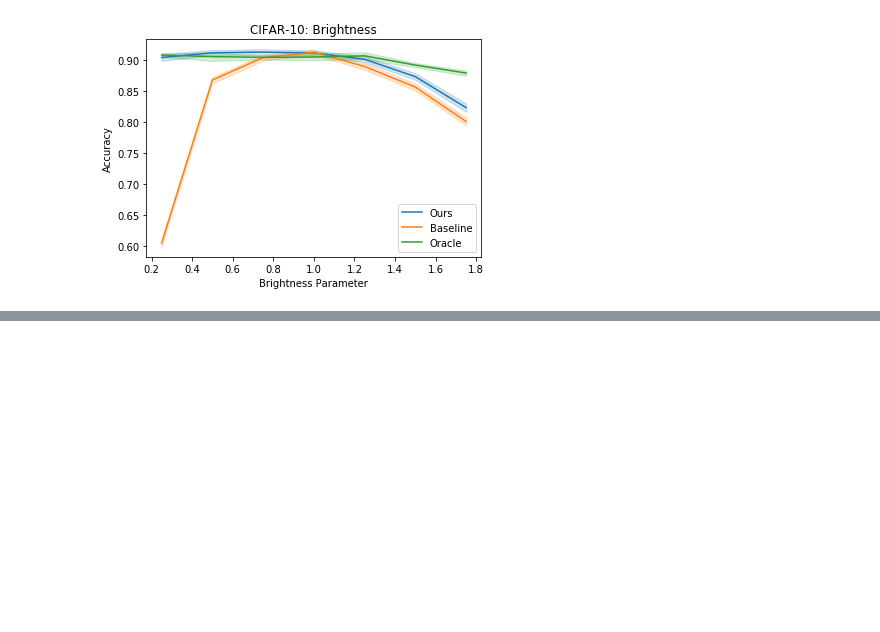
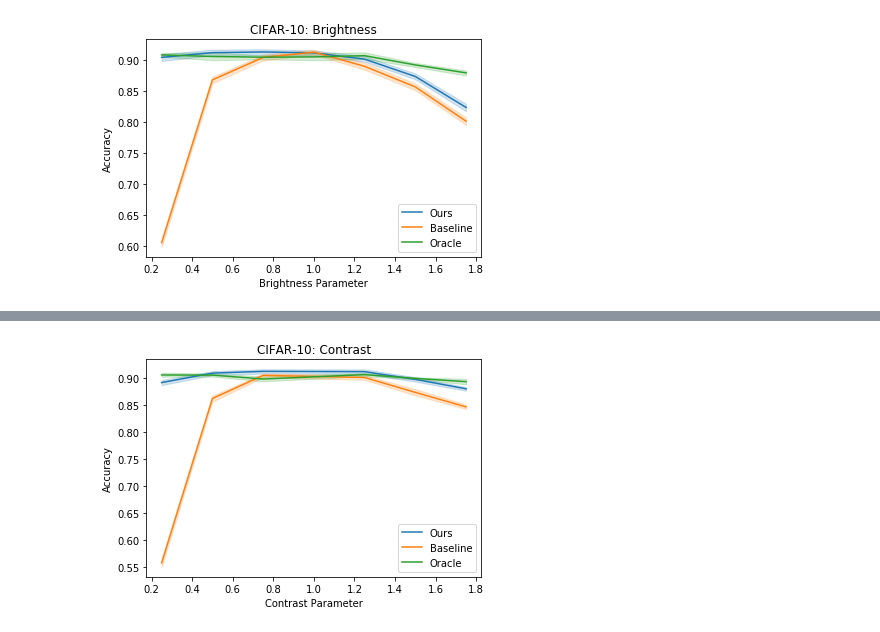
Before and after one commit to roshni714/learn_transformation, a Jupyter notebook: baselines.ipynb, the cells around one changed output, grey strips where cells are left out. Cells and saved outputs as stored; diff of their text form; code cells hidden in the pictures; blank space fills up the shorter version.

```diff
--- a/baselines.ipynb
+++ b/baselines.ipynb
@@ -80,0 +106,10 @@ df2
+# %%
+df2 = pd.read_csv("results_contrast.csv")
+
+ax = sns.lineplot(x="contrast_param", y="tnet_acc", data=df2, label="Ours")
+sns.lineplot(x="contrast_param", y="pretrained_acc", data=df2, label="Baseline")
+sns.lineplot(x="contrast_param", y="oracle_acc", data=df2, label="Oracle")
+ax.set(xlabel="Contrast Parameter", ylabel="Accuracy", title="CIFAR-10: Contrast")
+plt.savefig("paper_figs/c.pdf")
+# %% [output]
+[figure, added]
```
Also changed, not shown: parts of 5 cells of this notebook, 11 other files.
